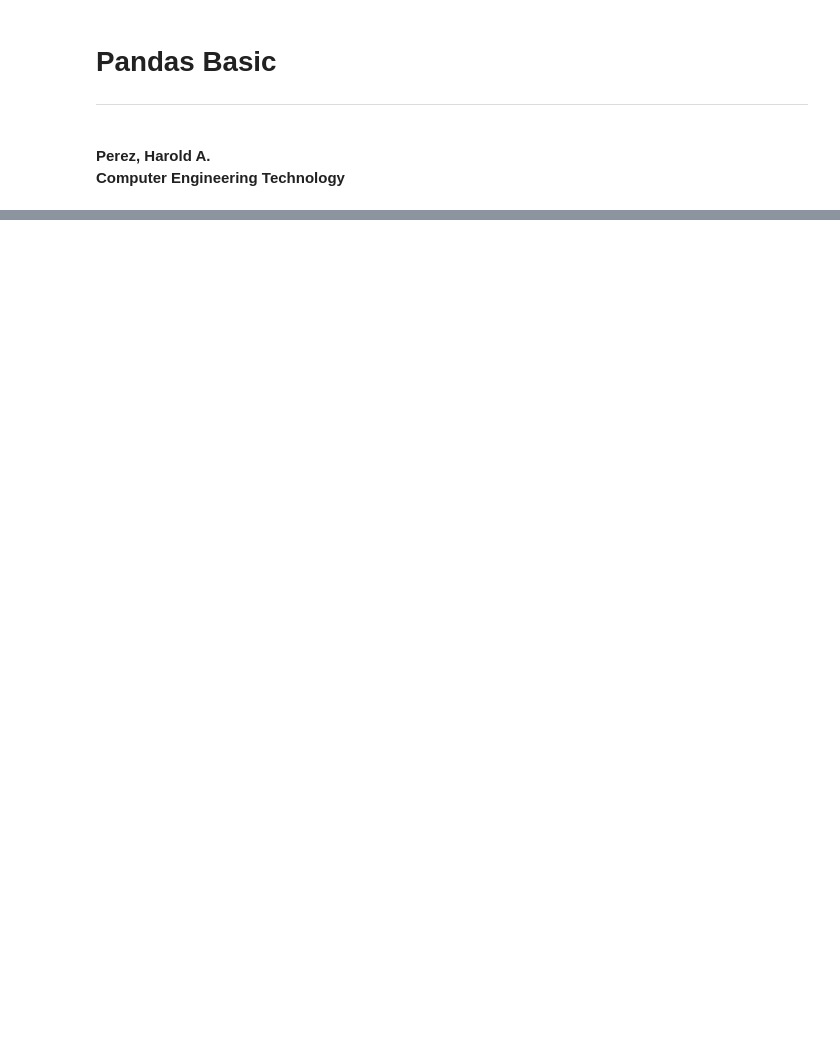
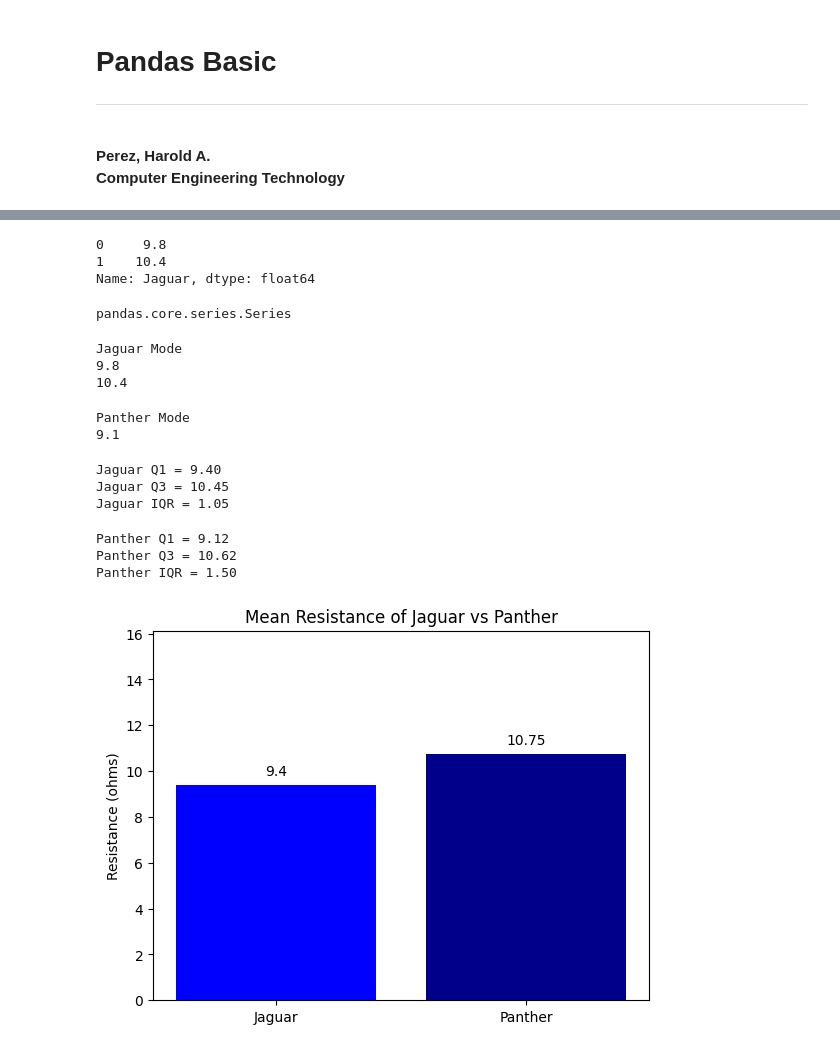
Before and after one commit to ryttsah/Statistics-Python, a Jupyter notebook: Lab 4-pandas-basic.ipynb, the cells around one changed output, grey strips where cells are left out. Drawn from its saved outputs; the diff is of its cells as text; code cells hidden in the pictures; blank space fills up the shorter version.

```diff
--- a/Lab 4-pandas-basic.ipynb
+++ b/Lab 4-pandas-basic.ipynb
@@ -30,0 +47,7 @@ Descriptive Statistics
+# %%
+# Jaguar vs Panther
+resistance = np.array([
+    [10.6, 9.1, 9.3, 9.8, 10.5, 10.4, 9.5, 11, 10.4, 3, 9.8],
+    [10.1, 11, 9.1, 20, 9.2, 10.8, 9.9, 9.2, 9.1, 9.1, np.nan]
+    ]).T
+np.shape(resistance)
@@ -30,0 +56,3 @@ Descriptive Statistics
+# %%
+df = pd.DataFrame(resistance, columns=['Jaguar', 'Panther'])
+df
@@ -30,0 +209,68 @@ Descriptive Statistics
+# %%
+jag_mode
+# %% [output]
+0     9.8
+1    10.4
+Name: Jaguar, dtype: float64
+# %%
+type(jag_mode)
+# %% [output]
+pandas.core.series.Series
+# %%
+print('Jaguar Mode')
+
+for i in jag_mode:
+    print(i)
+# %% [output]
+Jaguar Mode
+9.8
+10.4
+# %%
+print('Panther Mode')
+
+for i in pan_mode:
+    print(i)
+# %% [output]
+Panther Mode
+9.1
+# %%
+# Jaguar IQR
+
+Q1 = df['Jaguar'].quantile(0.25)
+Q3 = df['Jaguar'].quantile(0.75)
+
+print(f'Jaguar Q1 = {Q1:.2f}')
+print(f'Jaguar Q3 = {Q3:.2f}')
+print(f'Jaguar IQR = {Q3 - Q1:.2f}')
+# %% [output]
+Jaguar Q1 = 9.40
+Jaguar Q3 = 10.45
+Jaguar IQR = 1.05
+# %%
+# Panth IQR
+
+Q1 = df['Panther'].quantile(0.25)
+Q3 = df['Panther'].quantile(0.75)
+
+print(f'Panther Q1 = {Q1:.2f}')
+print(f'Panther Q3 = {Q3:.2f}')
+print(f'Panther IQR = {Q3 - Q1:.2f}')
+# %% [output]
+Panther Q1 = 9.12
+Panther Q3 = 10.62
+Panther IQR = 1.50
+# %%
+jag_mean = df['Jaguar'].mean()
+pan_mean = df['Panther'].mean()
+
+plt.Figure()
+bars = plt.bar(['Jaguar', 'Panther'], [jag_mean, pan_mean], color=['blue', 'darkblue'])
+
+plt.title('Mean Resistance of Jaguar vs Panther')
+plt.ylabel('Resistance (ohms)')
+
+plt.bar_label(bars, padding=5)
+plt.margins(y=0.5)
+plt.show()
+# %% [output]
+[figure, added]
```
Also changed, not shown: parts of 22 cells of this notebook.
